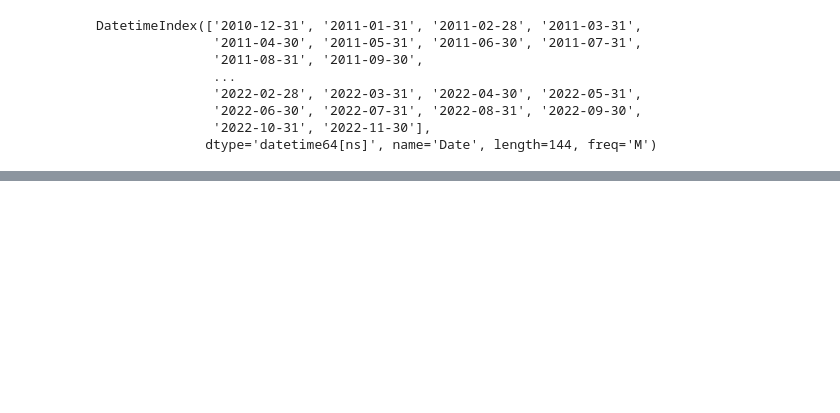
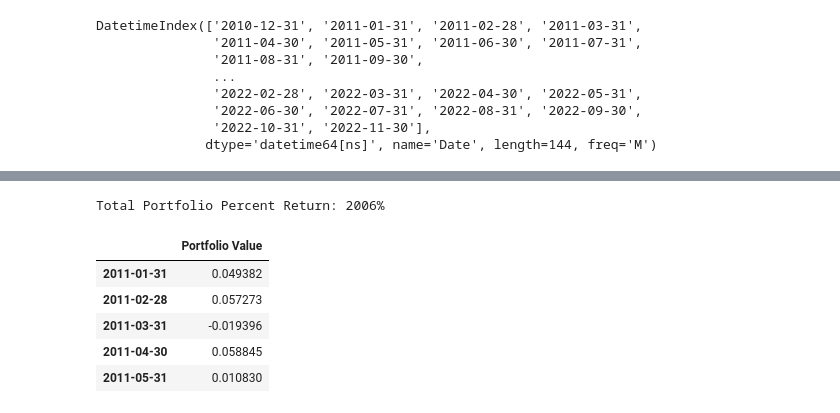
Before and after one commit to zdravoj/stock-bot, a Jupyter notebook: trading_sandbox.ipynb, the cells around one changed output, grey strips where cells are left out. Cells and saved outputs as stored; diff of their text form; code cells hidden in the pictures; blank space fills up the shorter version.

```diff
--- a/trading_sandbox.ipynb
+++ b/trading_sandbox.ipynb
@@ -621,0 +618,22 @@ plt.plot(value_by_month_end)
+# %%
+# total portfolio percent return
+total_pct_return = ((
+    (value_by_month_end.loc[value_by_month_end.last_valid_index()] -
+    value_by_month_end.loc[value_by_month_end.first_valid_index()]) /
+    value_by_month_end.loc[value_by_month_end.first_valid_index()]
+) * 100).values[0]
+
+print(f'Total Portfolio Percent Return: {int(total_pct_return)}%')
+# %% [output]
+Total Portfolio Percent Return: 2006%
+# %%
+# portfolio percent return by month
+portfolio_pct_return_by_month = value_by_month_end.pct_change()[1:]
+portfolio_pct_return_by_month.head()
+# %% [output]
+|  | Portfolio Value |
+| 2011-01-31 | 0.049382 |
+| 2011-02-28 | 0.057273 |
+| 2011-03-31 | -0.019396 |
+| 2011-04-30 | 0.058845 |
+| 2011-05-31 | 0.010830 |
```
Also changed, not shown: parts of 37 cells of this notebook.
